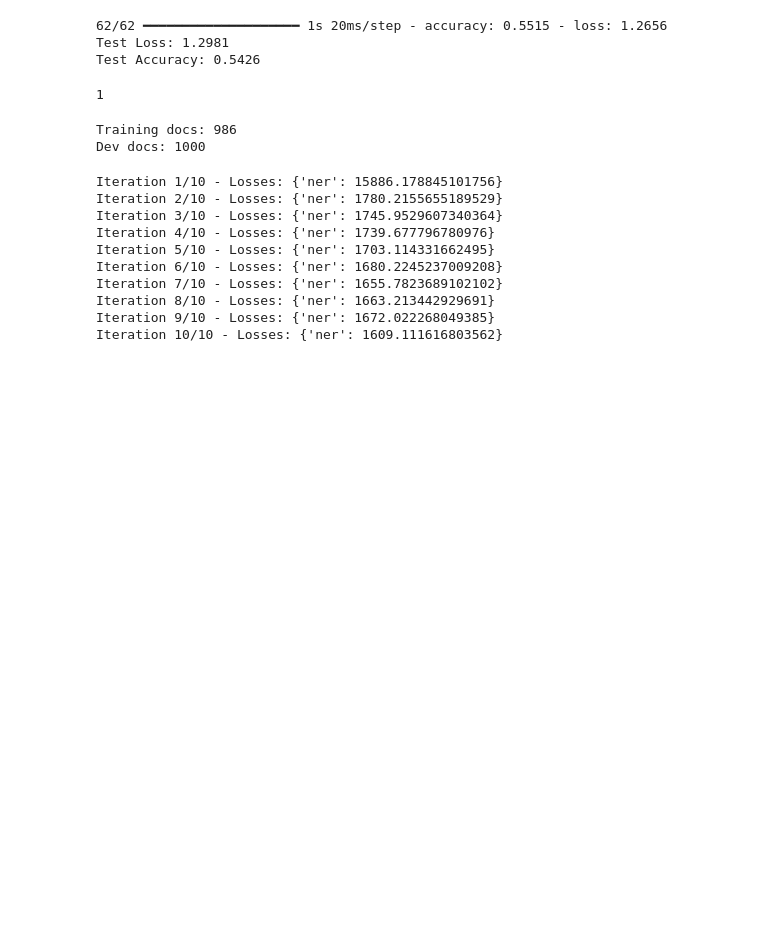
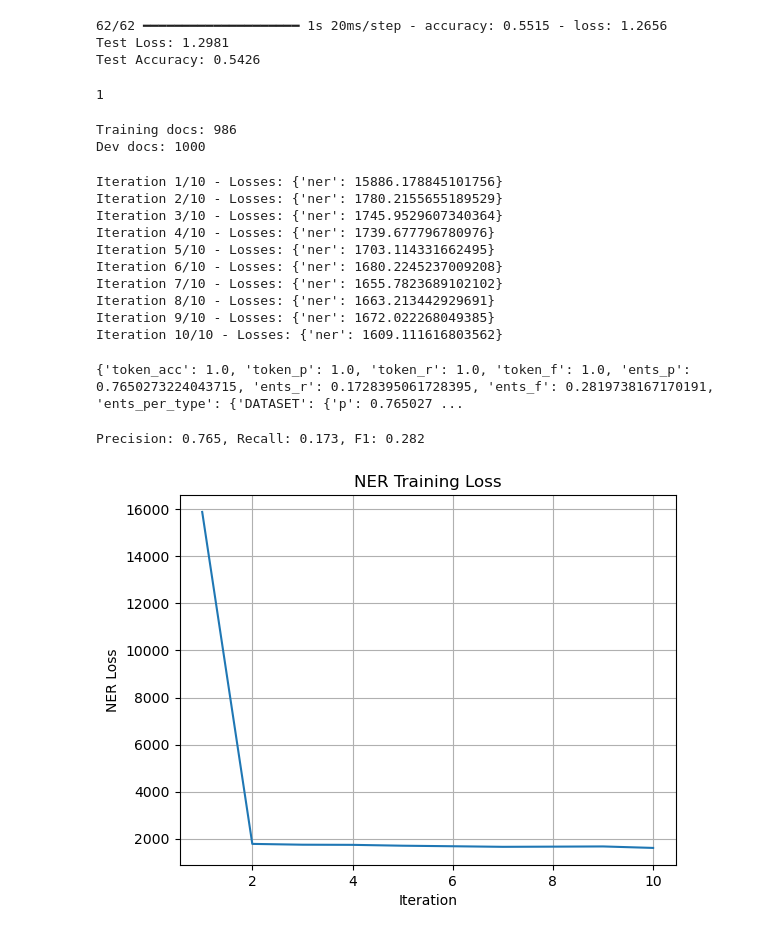
Before and after one commit to eliz-amst/Coleridge-Initiativ, a Jupyter notebook: coleridge_initiative_model.ipynb, the cells around one changed output. Saved outputs shown, nothing was run; the diff lists cells and outputs as text; code cells hidden in the pictures; blank space fills up the shorter version.

```diff
--- a/coleridge_initiative_model.ipynb
+++ b/coleridge_initiative_model.ipynb
@@ -416,3 +416,29 @@ Iteration 9/10 - Losses: {'ner': 1672.022268049385}
 Iteration 10/10 - Losses: {'ner': 1609.111616803562}
 # %%
 nlp.to_disk("ner_model_partial")
+# %%
+with nlp.disable_pipes(*other_pipes):
+    scores = nlp.evaluate(dev_examples)
+
+print(scores)
+# %% [output]
+{'token_acc': 1.0, 'token_p': 1.0, 'token_r': 1.0, 'token_f': 1.0, 'ents_p': 0.7650273224043715, 'ents_r': 0.1728395061728395, 'ents_f': 0.2819738167170191, 'ents_per_type': {'DATASET': {'p': 0.765027 ...
+# %%
+print(
+    f"Precision: {scores['ents_p']:.3f}, "
+    f"Recall: {scores['ents_r']:.3f}, "
+    f"F1: {scores['ents_f']:.3f}"
+)
+# %% [output]
+Precision: 0.765, Recall: 0.173, F1: 0.282
+# %%
+# Plot NER training loss
+plt.figure()
+plt.plot(range(1, len(loss_history) + 1), loss_history)
+plt.xlabel("Iteration")
+plt.ylabel("NER Loss")
+plt.title("NER Training Loss")
+plt.grid()
+plt.show()
+# %% [output]
+[figure, added]
```
